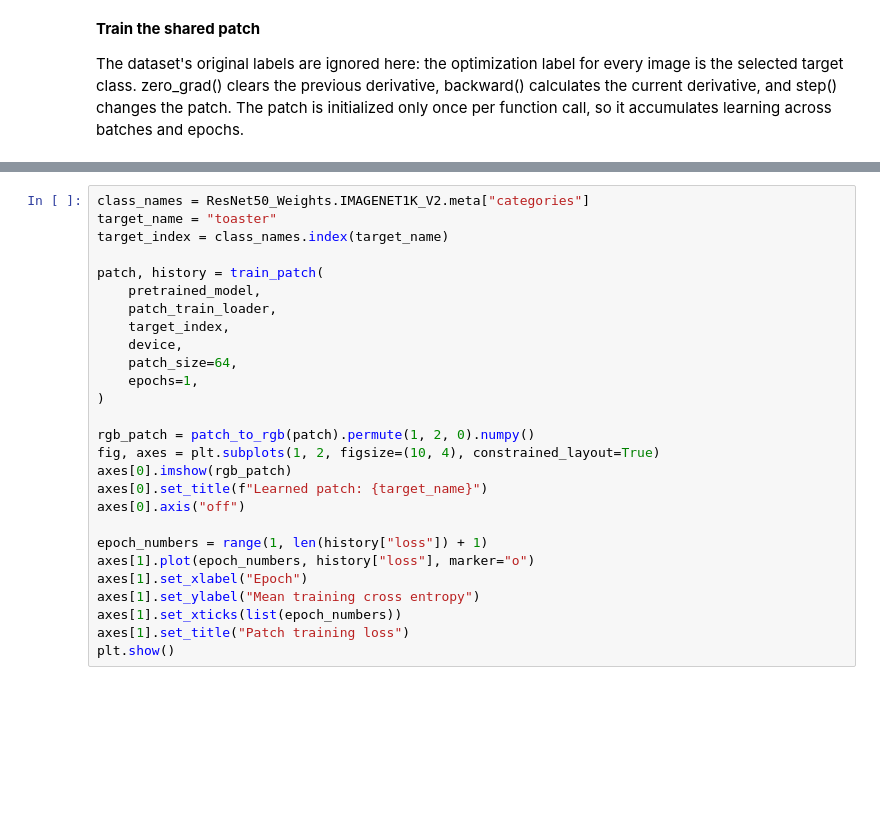
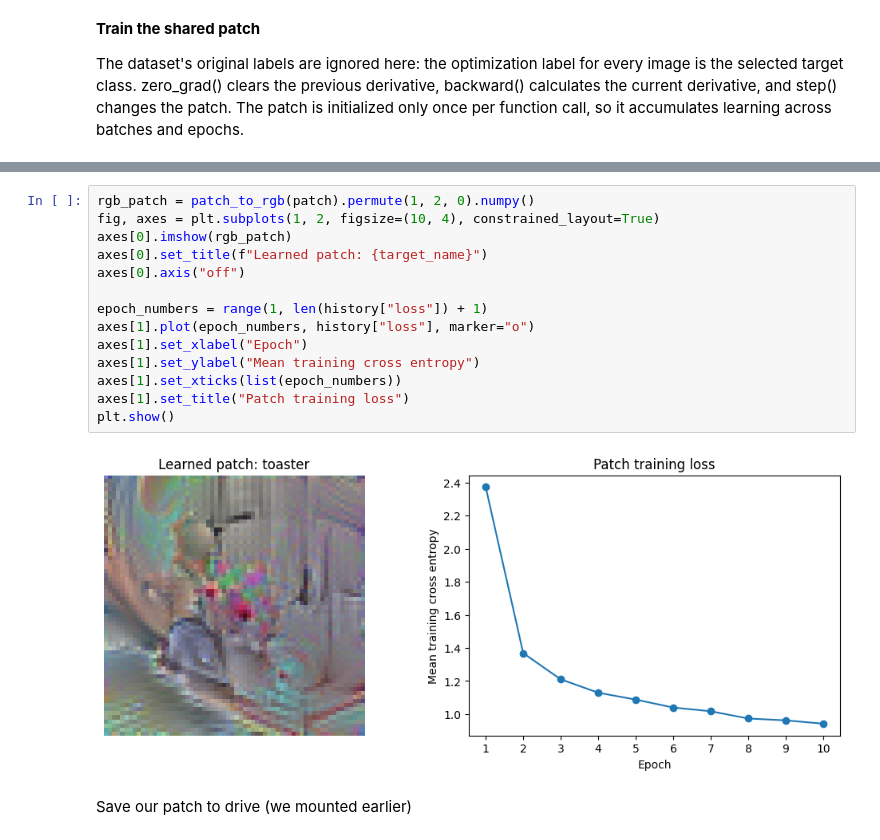
Before and after one commit to dhcent/Adversarial-Patches, a Jupyter notebook: ResNet50_Adversarial_Patches.ipynb, the cells around one changed output, grey strips where cells are left out. Drawn from its saved outputs; the diff is of its cells as text; blank space fills up the shorter version.

```diff
--- a/ResNet50_Adversarial_Patches.ipynb
+++ b/ResNet50_Adversarial_Patches.ipynb
@@ -377,27 +508,18 @@ Start with one epoch to confirm that the cells work in your environment, then re
 # %%
-class_names = ResNet50_Weights.IMAGENET1K_V2.meta["categories"]
-target_name = "toaster"
-target_index = class_names.index(target_name)
-
-patch, history = train_patch(
-    pretrained_model,
-    patch_train_loader,
-    target_index,
-    device,
-    patch_size=64,
-    epochs=1,
-)
-
 rgb_patch = patch_to_rgb(patch).permute(1, 2, 0).numpy()
 fig, axes = plt.subplots(1, 2, figsize=(10, 4), constrained_layout=True)
 axes[0].imshow(rgb_patch)
 axes[0].set_title(f"Learned patch: {target_name}")
 axes[0].axis("off")
 
 epoch_numbers = range(1, len(history["loss"]) + 1)
 axes[1].plot(epoch_numbers, history["loss"], marker="o")
 axes[1].set_xlabel("Epoch")
 axes[1].set_ylabel("Mean training cross entropy")
 axes[1].set_xticks(list(epoch_numbers))
 axes[1].set_title("Patch training loss")
 plt.show()
+# %% [output]
+[figure, added]
+# %% [markdown]
+Save our patch to drive (we mounted earlier)
```
Also changed, not shown: parts of 13 cells of this notebook.
